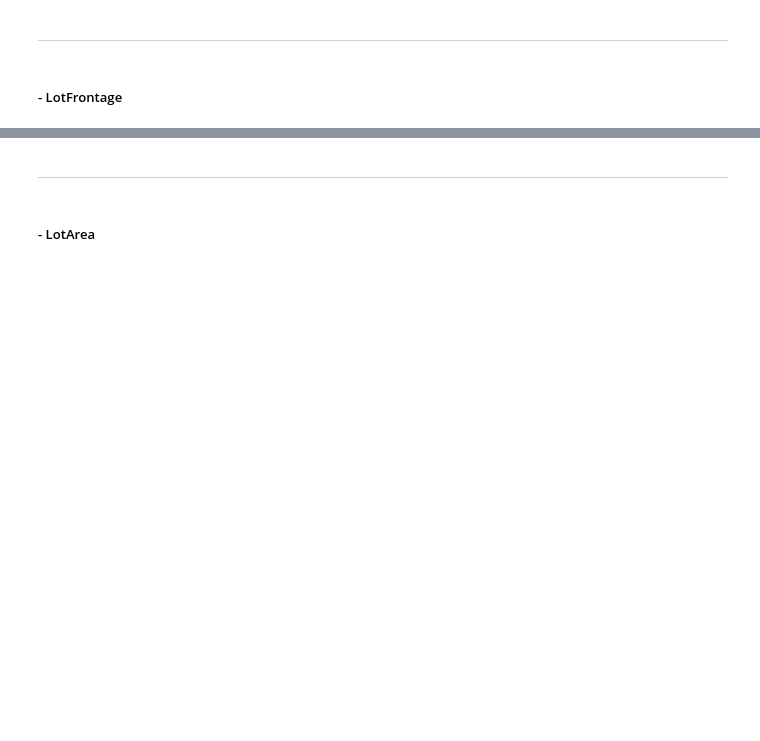
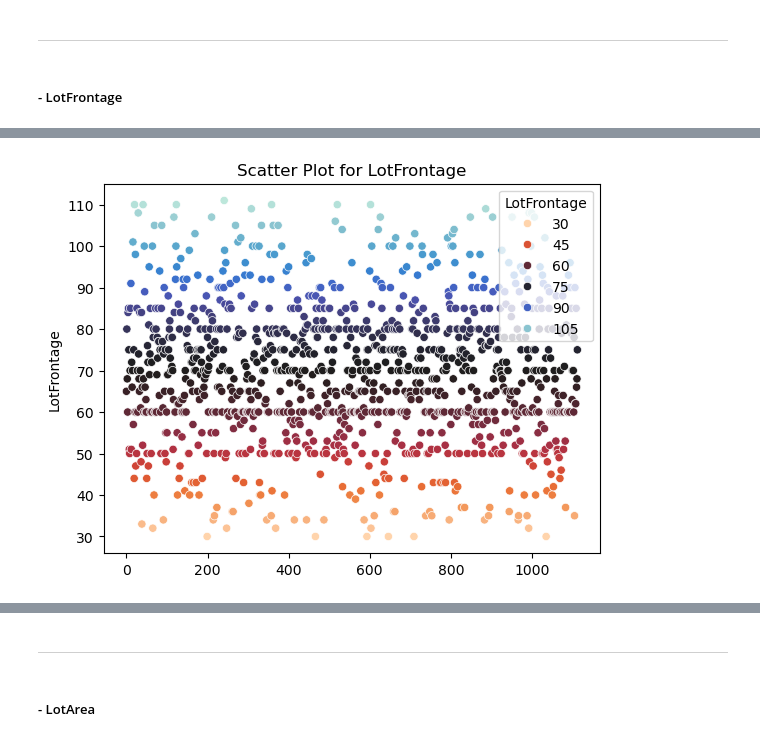
Before and after one commit to Martindmd/Inteligencia-Artificial, a Jupyter notebook: p2_1311_09_marmolejo_olsson/memoria.ipynb, the cells around one changed output, grey strips where cells are left out. Cells and saved outputs as stored; diff of their text form; code cells hidden in the pictures; blank space fills up the shorter version.

```diff
--- a/p2_1311_09_marmolejo_olsson/memoria.ipynb
+++ b/p2_1311_09_marmolejo_olsson/memoria.ipynb
@@ -166,14 +250,15 @@ plt.show()
-# %%
-# Si es necesaria una recodificación de la columna, por ser categórica u otra razón, explica por qué se hace esta conversión y qué método empleas para llevarla
-# a cabo
-
-# Eliminando los outliers
-column = column[(column > (Q1 - 1.5 * RIC))]
-column = column[(column < (Q3 + 1.5 * RIC))]
-# Eliminando los valores Null
-column = column.dropna()
 # %%
+# Si es necesaria una recodificación de la columna, por ser categórica u otra razón, explica por qué se hace esta conversión y qué método empleas para llevarla
+# a cabo
+
+# Al ser numérica, nos puede interesar partirlas en intervalos, para ello vemos la variable sin outliers
+
 # Scatter plot to see outliers and stuff better
-sns.scatterplot(x=range(len(column)), y=column, hue=column, palette='icefire_r')
+column2 = column[(column > (Q1 - 1.5 * RIC))]
+column2 = column2[(column2 < (Q3 + 1.5 * RIC))]
+
+sns.scatterplot(x=range(len(column2)), y=column2, hue=column2, palette='icefire_r')
 plt.title("Scatter Plot for LotFrontage")
 plt.show()
+# %% [output]
+[figure, added]
```
Also changed, not shown: parts of 59 cells of this notebook, 4 other files.
